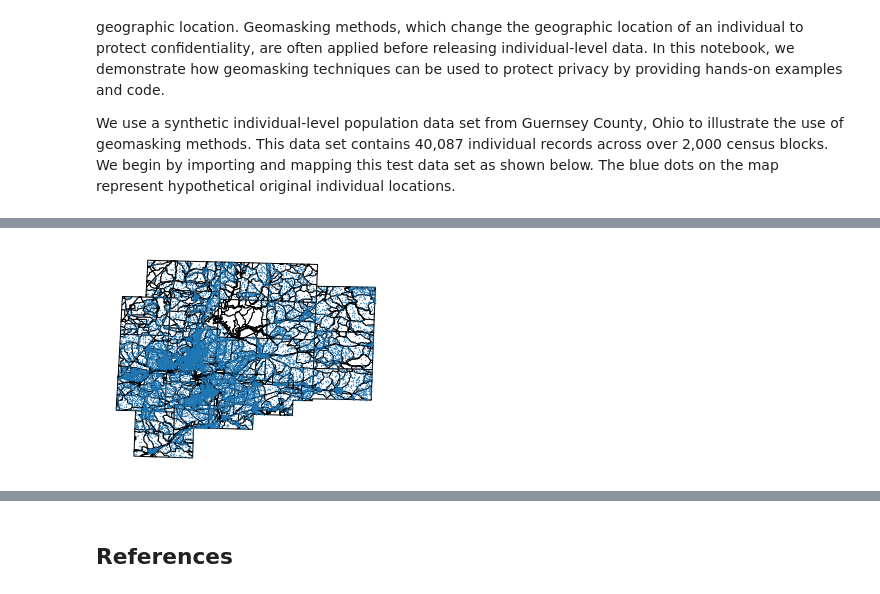
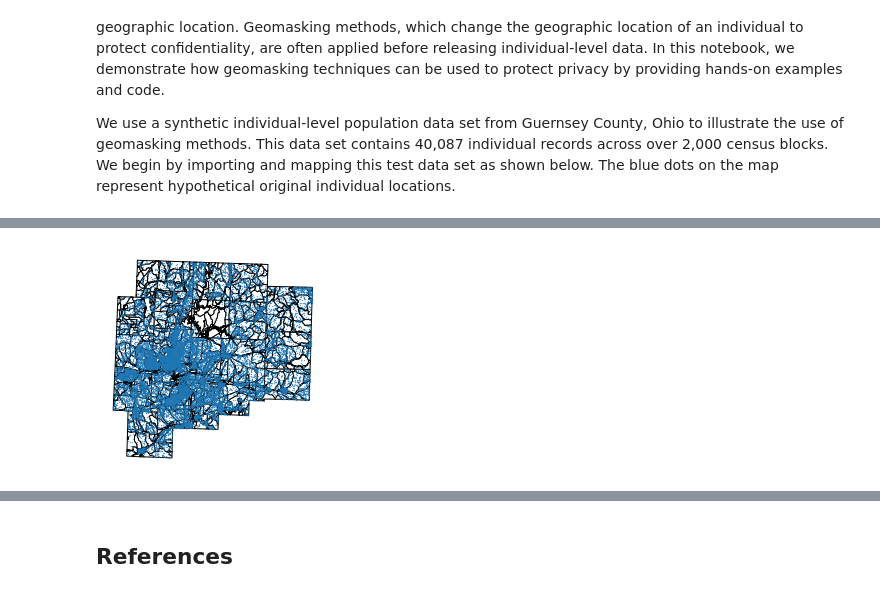
Before and after one commit to linyuehzzz/ucgis-iguide-geoprivacy, a Jupyter notebook: geomasking.ipynb, the cells around one changed output, grey strips where cells are left out. Drawn from its saved outputs; the diff is of its cells as text; code cells hidden in the pictures.

Commit message:
update data

```diff
--- a/geomasking.ipynb
+++ b/geomasking.ipynb
@@ -21,16 +37,18 @@ We use a synthetic individual-level population data set from Guernsey County, Oh
 # %%
 import pandas as pd
 import geopandas as gpd
 
 filename_poly = 'data/tl_2020_39059_tabblock10.shp'
 poly = gpd.read_file(filename_poly)
+poly = poly.to_crs("EPSG:3395")
 
 filename_df = 'data/guernsey_data.csv'
 df = pd.read_csv(filename_df)
-gdf = gpd.GeoDataFrame(df, geometry=gpd.points_from_xy(x=df.lon, y=df.lat))
+gdf = gpd.GeoDataFrame(df, geometry=gpd.points_from_xy(x=df.lon, y=df.lat)).set_crs("EPSG:4326")
+gdf = gdf.to_crs("EPSG:3395")
 
 base = poly.plot(color='white', edgecolor='black')
 ax = gdf.plot(ax=base, markersize=0.1)
 ax.set_axis_off()
 # %% [output]
-[figure, old version]
+[figure, new version]
```
Also changed, not shown: parts of 4 cells of this notebook, 1 other file.
